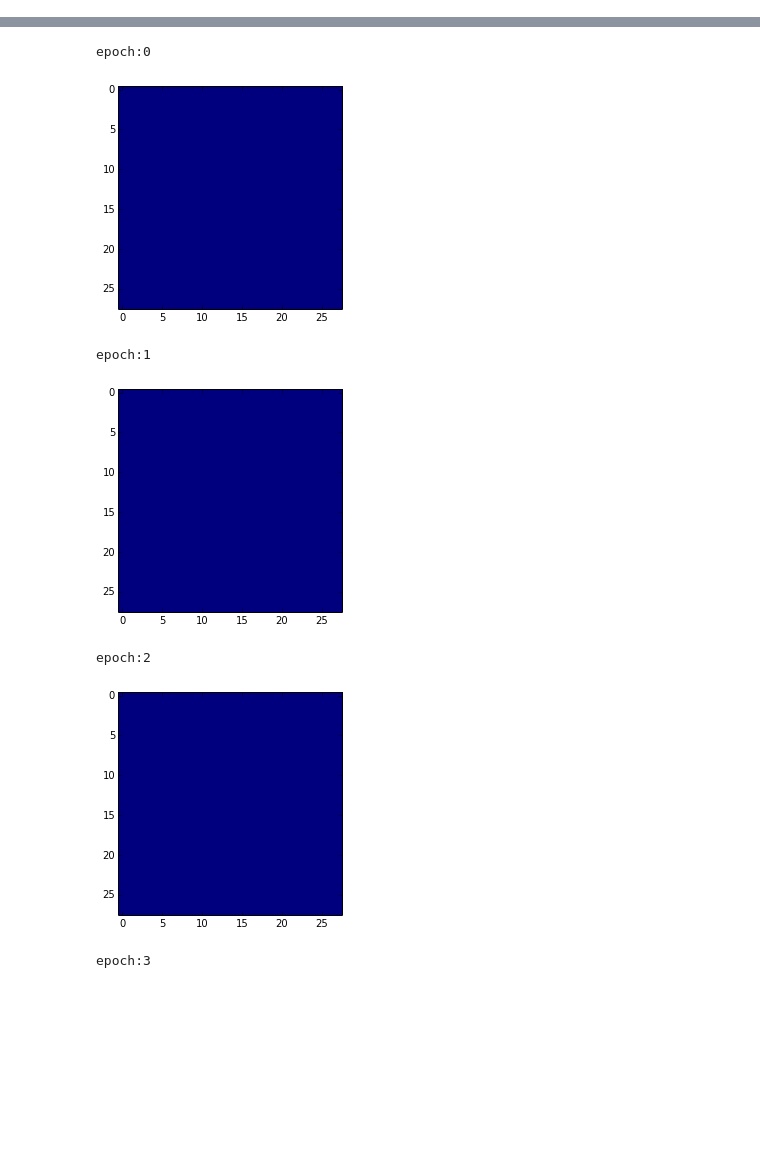
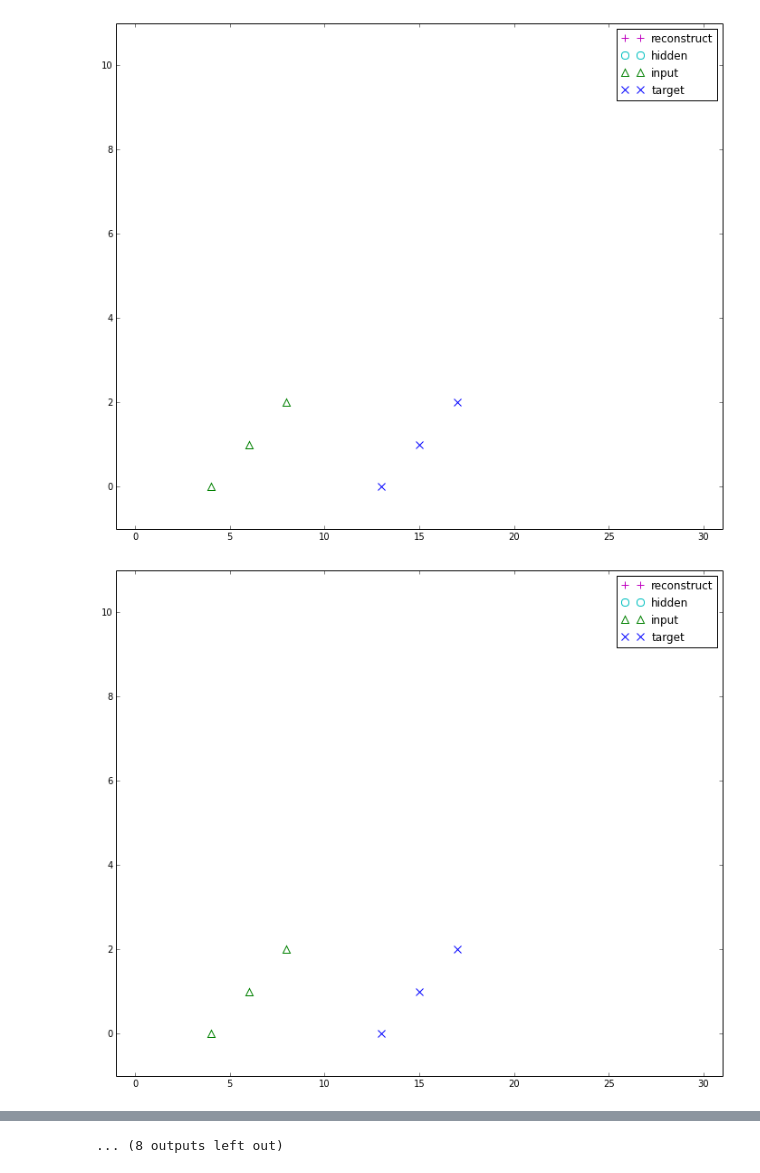
Before and after one commit to liuYing77/time_based_sae, a Jupyter notebook: time_based_SAE-fx.ipynb, the cells around one changed output, grey strips where cells are left out. Saved outputs shown, nothing was run; the diff lists cells and outputs as text; code cells hidden in the pictures; blank space fills up the shorter version.

```diff
--- a/time_based_SAE-fx.ipynb
+++ b/time_based_SAE-fx.ipynb
@@ -59,13 +57,13 @@ np.random.seed(10)
 # v_size = 21
 # h_size = 50
 # %%
-import mnist_utils as mu
-train_x, train_y = mu.get_train_data()
-train_x /= 255. # <- wouldn't this make it [0., 1.]?
-in_size = 794
-hid_size = 500
+# import mnist_utils as mu
+# train_x, train_y = mu.get_train_data()
+# train_x /= 255. # <- wouldn't this make it [0., 1.]?
+in_size = 3#794
+hid_size = 10#500
 run_time = 30
-delay = 5.
+delay = 1.
 tgt_delay = 10.
 description = {'level': 0,
                'run_time': run_time,
@@ -78,8 +76,8 @@ description = {'level': 0,
                                  'v_rest':   0.,     # resting potential
                                  'tau_m':    20.,},
                'stdp': {'func':       my_stdp,
-                        'max_w':      0.5,
-                        'min_w':     -0.5,
+                        'max_w':      1.,
+                        'min_w':     -1.,
                         't_plus':     20.,
                         't_minus':    20.,
                         'learn_rate': 0.001,
@@ -87,8 +85,7 @@ description = {'level': 0,
                         'target_delay': tgt_delay,},
               }
 # %%
-epoch = 50 # training epochs
-record_flag = False
+record_flag = True
 # Recording of the neural status
 if record_flag:
 #     h_mem_list = []     # membrane potential of hiden units
@@ -103,21 +100,27 @@ if record_flag:
 lvl_0 = AELayer(description)
 prev_w  = lvl_0._w.copy()
 period = 33
+epoch = 10000 # training epochs
+num_test = 1
+# patterns = np.int16(np.floor((1.-train_x[:num_test])*period ))
+# patterns_y = np.zeros((num_test, 10))
+# patterns_y[range(num_test), np.int16(train_y[:num_test])] = 1.
+# patterns_y = np.int16(np.floor((1.-patterns_y[:num_test])*period ))
+# patterns = np.append(patterns,patterns_y, axis=1)
 
-num_test = 1
-patterns = np.int16(np.floor((1.-train_x[:num_test])*period ))
-patterns_y = np.zeros((num_test, 10))
-patterns_y[range(num_test), np.int16(train_y[:num_test])] = 1.
-patterns_y = np.int16(np.floor((1.-patterns_y[:num_test])*period ))
-patterns = np.append(patterns,patterns_y, axis=1)
-
-sample = np.empty(patterns[0,:].T.shape, dtype=np.int32).reshape((-1, 1))
-target = np.empty(patterns[0,:].T.shape, dtype=np.int32).reshape((-1, 1))
-recons = np.zeros((patterns[0,:].T.size, run_time))
+patterns = np.zeros((1,3), dtype=spk_t)
+patterns[0, 0] = 3; patterns[0, 1] = 5; patterns[0, 2] = 7;
+sample = np.empty(patterns[0,:].T.shape, dtype=spk_t).reshape((-1, 1))
+target = np.zeros_like(sample)
+output = np.zeros_like(sample)
+recons = np.zeros((patterns[0,:].T.size, run_time), dtype=spk_t)
 tw = 0.
 ref_time = 0.
+plot_each = 500
 for iteration in range(epoch):
-    print 'epoch:%d'%iteration
+#     if iteration > 0:
+#         lvl_0._rate *= 0.99
+#     print("----------------- epoch %d ----------------"%iteration)
     for p_id in range(patterns.shape[0]):
         # reset the neural status
         lvl_0.reset()
@@ -131,42 +134,57 @@ for iteration in range(epoch):
         lvl_0.retarget(target)
 
         # Main part for neural status updating
+        w_list.append(lvl_0._w.flatten())
         for t in range(run_time):
-            tw = default_spike_eval(ref_time, run_time, t, 1.)
-            recons[:, t] = lvl_0.sim(t)[:, 0]#*tw
+            output[:] = lvl_0.sim(t).reshape((-1, 1))
+#             if (output > 0).any() and (iteration%10) == 0:
+#                 print 'epoch:%d'%iteration
+#                 print("time = %u"%t)
+#                 print(output.T, target.T)
+#                 print(lvl_0.recover_spikes('in', t).T)
+#                 print(lvl_0.recover_spikes('hid', t).T)
 
-        if p_id == 0:
-            plt.figure()
-            plt.imshow(recons.sum(axis=1)[:-10].reshape((28,28)))
+        if (iteration%plot_each) == 0:
+            plot_spikes(lvl_0, run_time)
             plt.show()
+
+#             tw = default_spike_eval(ref_time, run_time, t, 1.)
+#             recons[:, t] = lvl_0.sim(t)[:, 0]#*tw
+
+#         if p_id == 0:
+#             plt.figure()
+#             plt.imshow(recons.sum(axis=1)[:-10].reshape((28,28)))
+#             plt.show()
 #         if np.mod(p_id,1)==0: #p_id == patterns.shape[0]-1:# and  np.mod(iteration,10) == 9:
 # #             print iteration
 # #             neuron_id, time_stamp = np.where(o_spike==1)
 # #             plt.plot(time_stamp, neuron_id, '.')
 # #             plt.xlim((0,run_len))
 # #             plt.show()
 
 #             recon = (o_spike.argmax(axis=1)-teach_delay)*1.
 
 #             recon[recon>=0] = (K-recon[recon>=0])/K
 #             recon[recon<0] = 0
 
 #             loss =  ((((K-patterns)/K)[p_id]-recon.flatten()) ** 2).mean()
 # #             print 'Loss:', ((((K-patterns)/K)[p_id]-recon.flatten()) ** 2).mean()
 
 #             predict = np.argmax(recon[-10:])
 
 # #             print 'Predict: ', np.argmax(predict)
 # #             print predict
 # #             recon_img = np.reshape(recon[:-10], (28,28))
 # #             plt.imshow(recon_img, cmap=cm.gray_r, clim=(0,1))
 # #             plt.show()
 #             if record_flag:
 #                 loss_list.append(loss)
 # #                 predict_list.append(predict)
 # #                 w_list.append(w.flatten())
 #                 w_list.append(w[-10:,:].flatten())
 #                 print p_id, '%0.3f'%loss, np.int16(train_y[p_id]), predict, '%.2f'%recon[-10+predict]
 #     if np.mod(iteration,10) == 9:
 #         delta_w *= 0.8
 # %% [output]
+[figure, new version]
+[figure, new version]
@@ -173,7 +201 @@ for iteration in range(epoch):
-epoch:0
+... (8 outputs left out)
-[figure, old version]
-epoch:1
-[figure, old version]
-epoch:2
-[figure, old version]
-epoch:3
```
Also changed, not shown: parts of 5 cells of this notebook, 3 other files.
